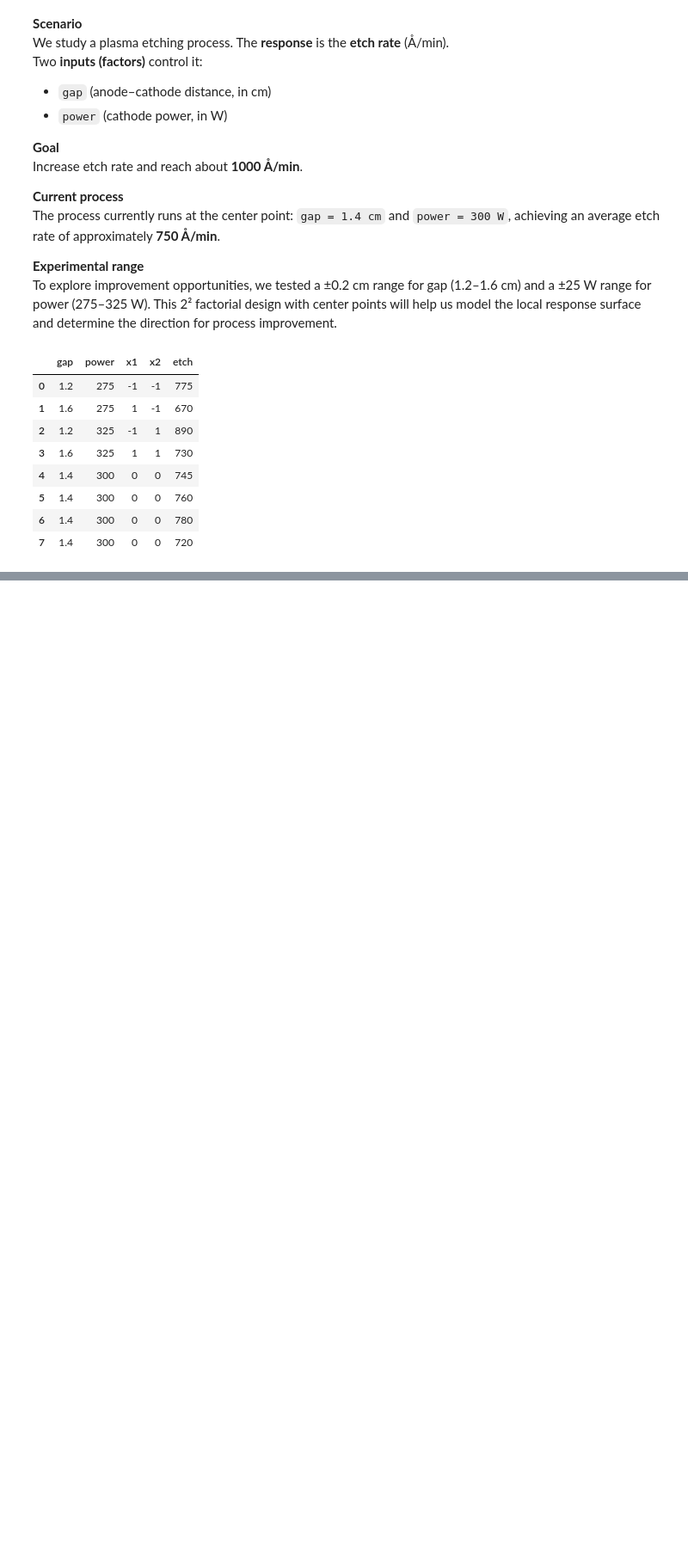
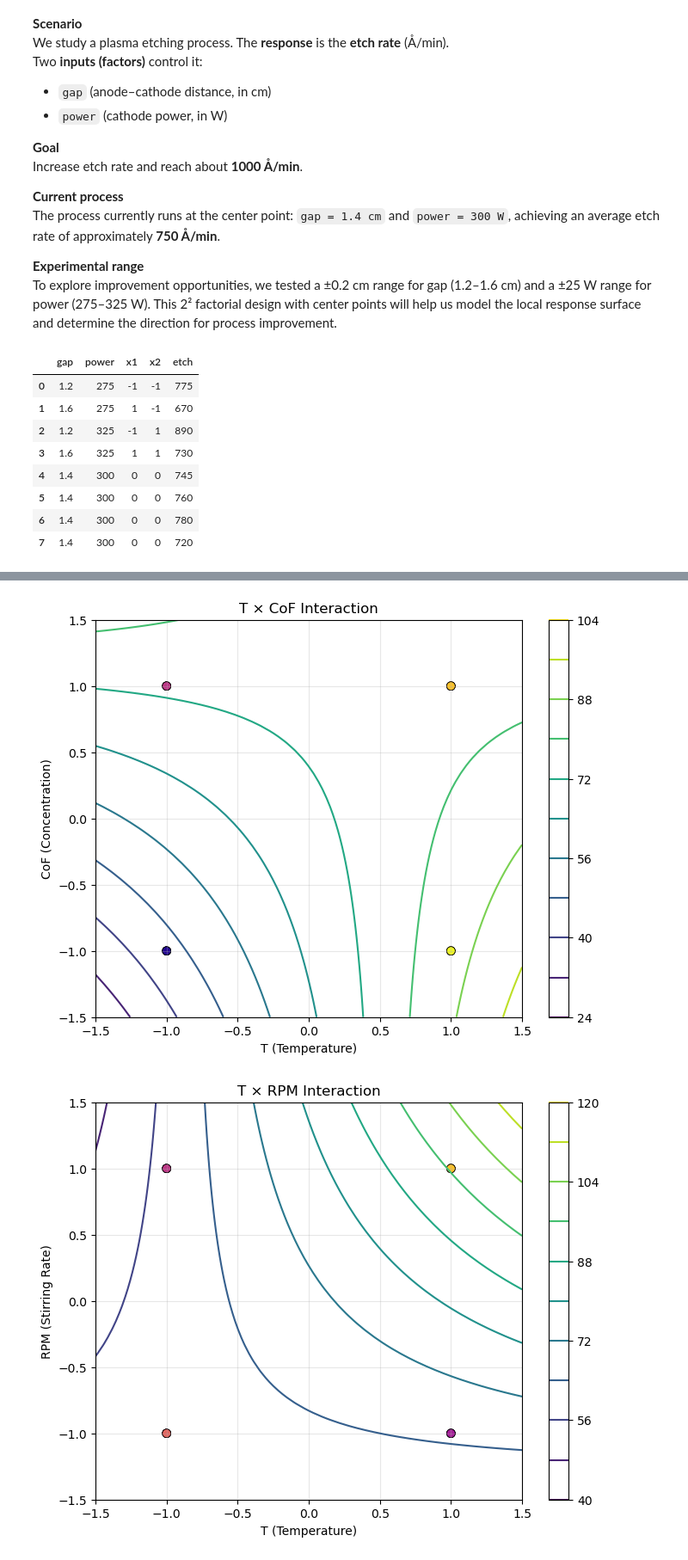
Before and after one commit to MarcelButschle/YouTube, a Jupyter notebook: path-of-steepest-ascent/path-of-steepest-ascent.ipynb, the cells around one changed output, grey strips where cells are left out. Shown: that part at 86% size. Saved outputs shown, nothing was run; the diff lists cells and outputs as text; code cells hidden in the pictures; blank space fills up the shorter version.

```diff
--- a/path-of-steepest-ascent/path-of-steepest-ascent.ipynb
+++ b/path-of-steepest-ascent/path-of-steepest-ascent.ipynb
@@ -75,0 +211,8 @@ Notes:
+# %%
+### Load the filtration dataset ###
+filtration = pd.read_csv("filtration.csv")
+# %%
+### Fit a first-order linear regression model ###
+
+fit_filtration = smf.ols("Filtration_rate ~ T + CoF + RPM + I(T*CoF) + I(T*RPM)", data=filtration).fit()
+print(fit_filtration.summary())
@@ -75,0 +237,26 @@ Notes:
+# %%
+### Visualize the model fit ###
+
+# Get coefficients
+b0 = fit_filtration.params["Intercept"]
+b_T = fit_filtration.params["T"]
+b_CoF = fit_filtration.params["CoF"]
+b_RPM = fit_filtration.params["RPM"]
+b_T_CoF = fit_filtration.params["I(T * CoF)"]
+b_T_RPM = fit_filtration.params["I(T * RPM)"]
+
+# Create grids and response surfaces
+x = np.linspace(-1.5, 1.5, 50)
+X, Y = np.meshgrid(x, x)
+Z1 = b0 + b_T*X + b_CoF*Y + b_T_CoF*X*Y  # T vs CoF
+Z2 = b0 + b_T*X + b_RPM*Y + b_T_RPM*X*Y  # T vs RPM
+
+# Create contour plots
+plot_contour(X, Y, Z1, filtration, 'T', 'CoF', 'Filtration_rate',
+            'T × CoF Interaction', 'T (Temperature)', 'CoF (Concentration)')
+
+plot_contour(X, Y, Z2, filtration, 'T', 'RPM', 'Filtration_rate',
+            'T × RPM Interaction', 'T (Temperature)', 'RPM (Stirring Rate)')
+# %% [output]
+[figure, added]
+[figure, added]
```
Also changed, not shown: parts of 10 cells of this notebook.
